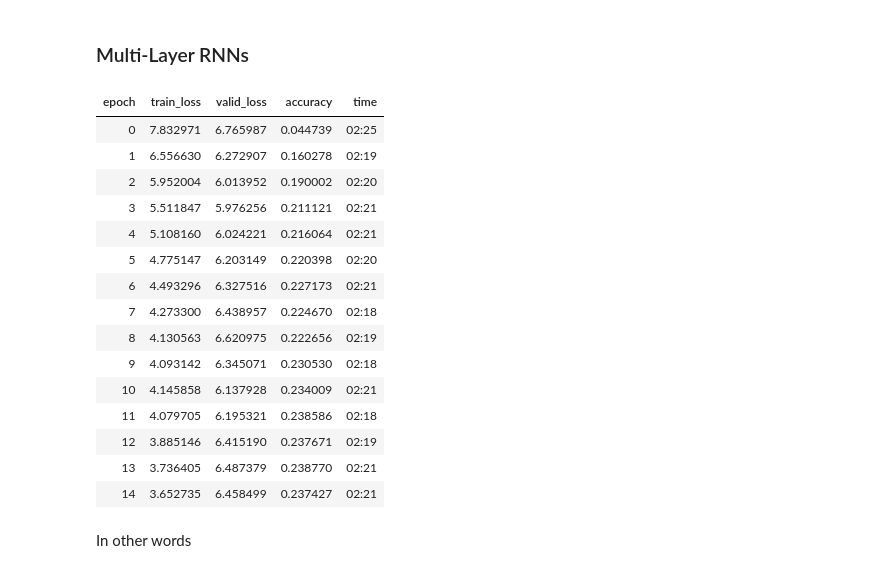
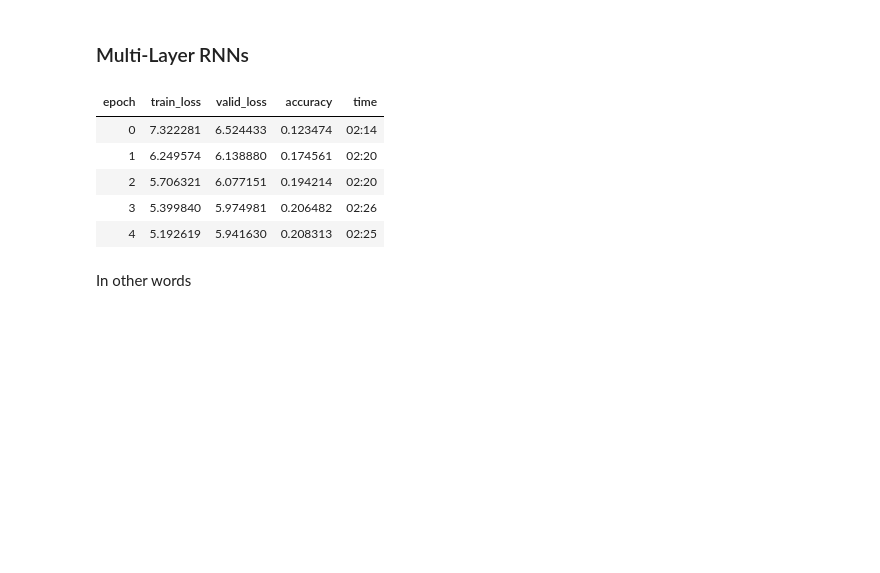
Before and after one commit to Timmecom/swahili_news_classification_zindi, a Jupyter notebook: starter.ipynb, the cells around one changed output. Saved outputs shown, nothing was run; the diff lists cells and outputs as text; code cells hidden in the pictures; blank space fills up the shorter version.

```diff
--- a/starter.ipynb
+++ b/starter.ipynb
@@ -383,24 +383,14 @@ class MyLLM5(Module):
 # %%
 learn = Learner(dls, MyLLM5(len(vocab), 1024,4), loss_func=loss_func,
                 metrics=accuracy,cbs=ModelResetter)
-learn.fit_one_cycle(15, 1e-3)
+learn.fit_one_cycle(5, 1e-3)
 # %% [output]
 | epoch | train_loss | valid_loss | accuracy | time |
-| 0 | 7.832971 | 6.765987 | 0.044739 | 02:25 |
-| 1 | 6.556630 | 6.272907 | 0.160278 | 02:19 |
-| 2 | 5.952004 | 6.013952 | 0.190002 | 02:20 |
-| 3 | 5.511847 | 5.976256 | 0.211121 | 02:21 |
-| 4 | 5.108160 | 6.024221 | 0.216064 | 02:21 |
-| 5 | 4.775147 | 6.203149 | 0.220398 | 02:20 |
-| 6 | 4.493296 | 6.327516 | 0.227173 | 02:21 |
-| 7 | 4.273300 | 6.438957 | 0.224670 | 02:18 |
-| 8 | 4.130563 | 6.620975 | 0.222656 | 02:19 |
-| 9 | 4.093142 | 6.345071 | 0.230530 | 02:18 |
-| 10 | 4.145858 | 6.137928 | 0.234009 | 02:21 |
-| 11 | 4.079705 | 6.195321 | 0.238586 | 02:18 |
-| 12 | 3.885146 | 6.415190 | 0.237671 | 02:19 |
-| 13 | 3.736405 | 6.487379 | 0.238770 | 02:21 |
-| 14 | 3.652735 | 6.458499 | 0.237427 | 02:21 |
+| 0 | 7.322281 | 6.524433 | 0.123474 | 02:14 |
+| 1 | 6.249574 | 6.138880 | 0.174561 | 02:20 |
+| 2 | 5.706321 | 6.077151 | 0.194214 | 02:20 |
+| 3 | 5.399840 | 5.974981 | 0.206482 | 02:26 |
+| 4 | 5.192619 | 5.941630 | 0.208313 | 02:25 |
 # %% [markdown]
 In other words
 # %%
```
Also changed, not shown: parts of 21 cells of this notebook, 1 other file.
